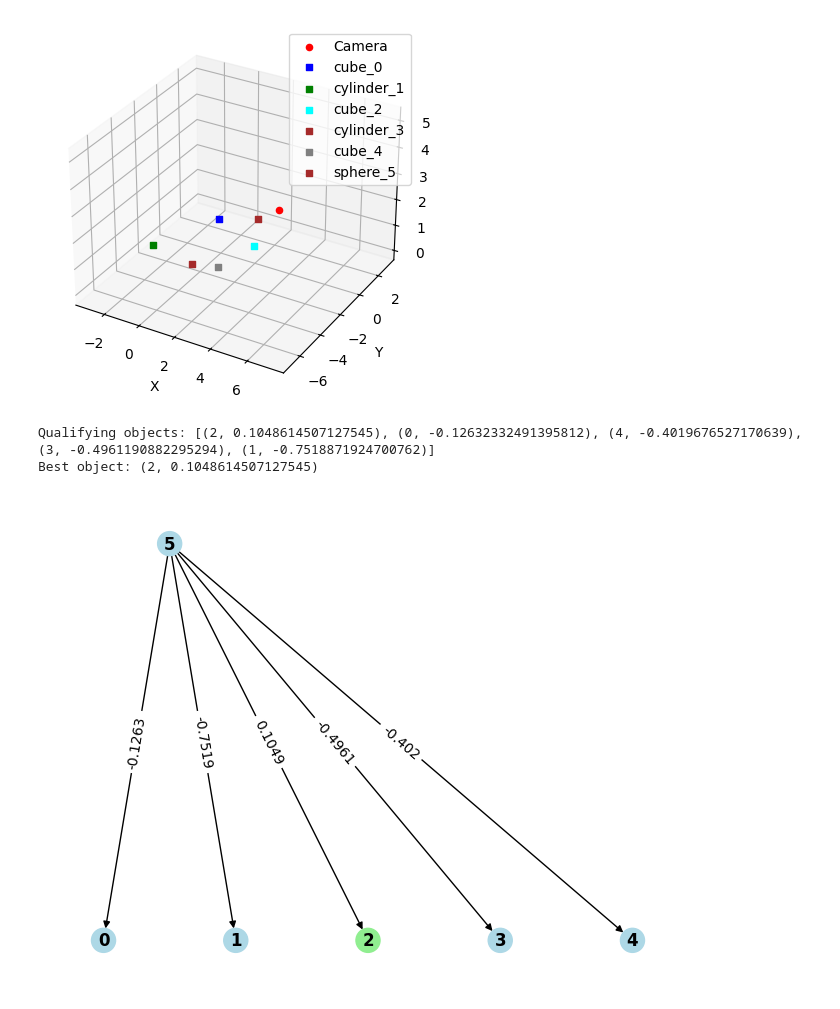
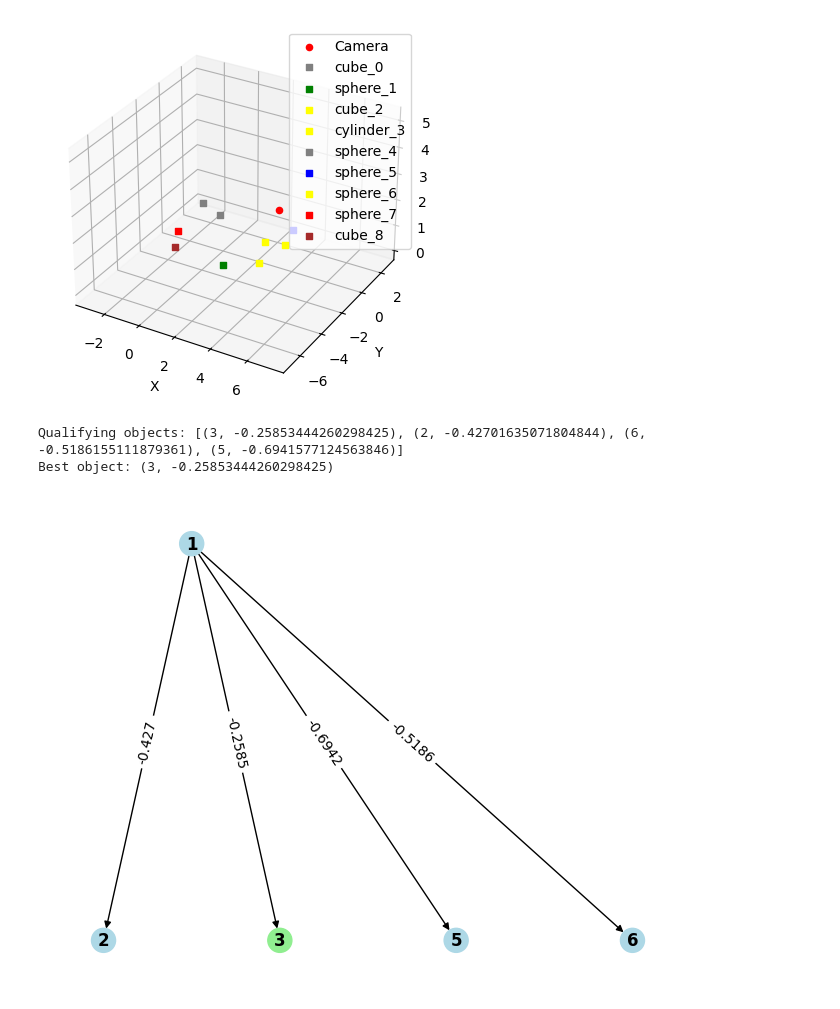
Before and after one commit to mary-martin/spatial-reasoning, a Jupyter notebook: relations/relational_inference.ipynb, the cells around one changed output. Drawn from its saved outputs; the diff is of its cells as text; code cells hidden in the pictures.

```diff
--- a/relations/relational_inference.ipynb
+++ b/relations/relational_inference.ipynb
@@ -9,7 +9,7 @@ import functools
 data_dir = "/home/mary/Code/spatial-reasoning/custom_clevr/output/scenes/"
 scene_file = "CLEVR_train_000000.json"
 output_dir = "/home/mary/Code/spatial-reasoning/relations/"
-example_expressions = "/home/mary/Code/spatial-reasoning/relations/example_expressions.json"
+example_expressions = "/home/mary/Code/spatial-reasoning/relations/expressions/example_expressions.json"
 # %%
 with open(os.path.join(data_dir, scene_file)) as data:
     scene_data = json.load(data)
@@ -20,16 +20,16 @@ entities = scene_info.all_entities
 with open(example_expressions) as examples:
     proc_expressions = json.load(examples)
 # %% [output]
-[figure, old version]
+[figure, new version]
 # %%
 
 scene_predictor = SpatialPredictor(scene_info)
-scene_predictor.relate(proc_expressions[-1]['mentions'])
+scene_predictor.relate(proc_expressions[2]['mentions'])
 scene_predictor.show_candidate_graph()
 # %% [output]
-Qualifying objects: [(2, 0.1048614507127545), (0, -0.12632332491395812), (4, -0.4019676527170639), (3, -0.4961190882295294), (1, -0.7518871924700762)]
-Best object: (2, 0.1048614507127545)
+Qualifying objects: [(3, -0.25853444260298425), (2, -0.42701635071804844), (6, -0.5186155111879361), (5, -0.6941577124563846)]
+Best object: (3, -0.25853444260298425)
-[figure, old version]
+[figure, new version]
 # %%
 # between
 # relative distance
```
Also changed, not shown: 10 other files.
